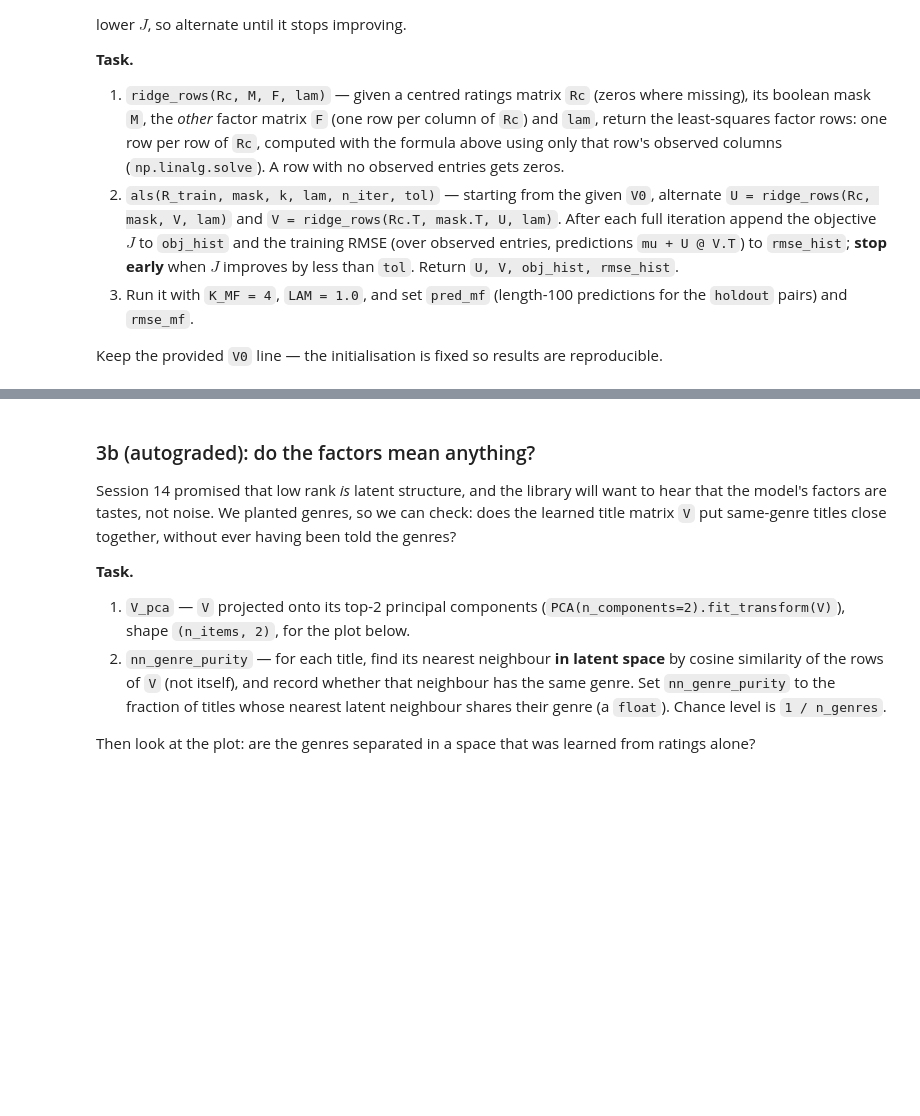
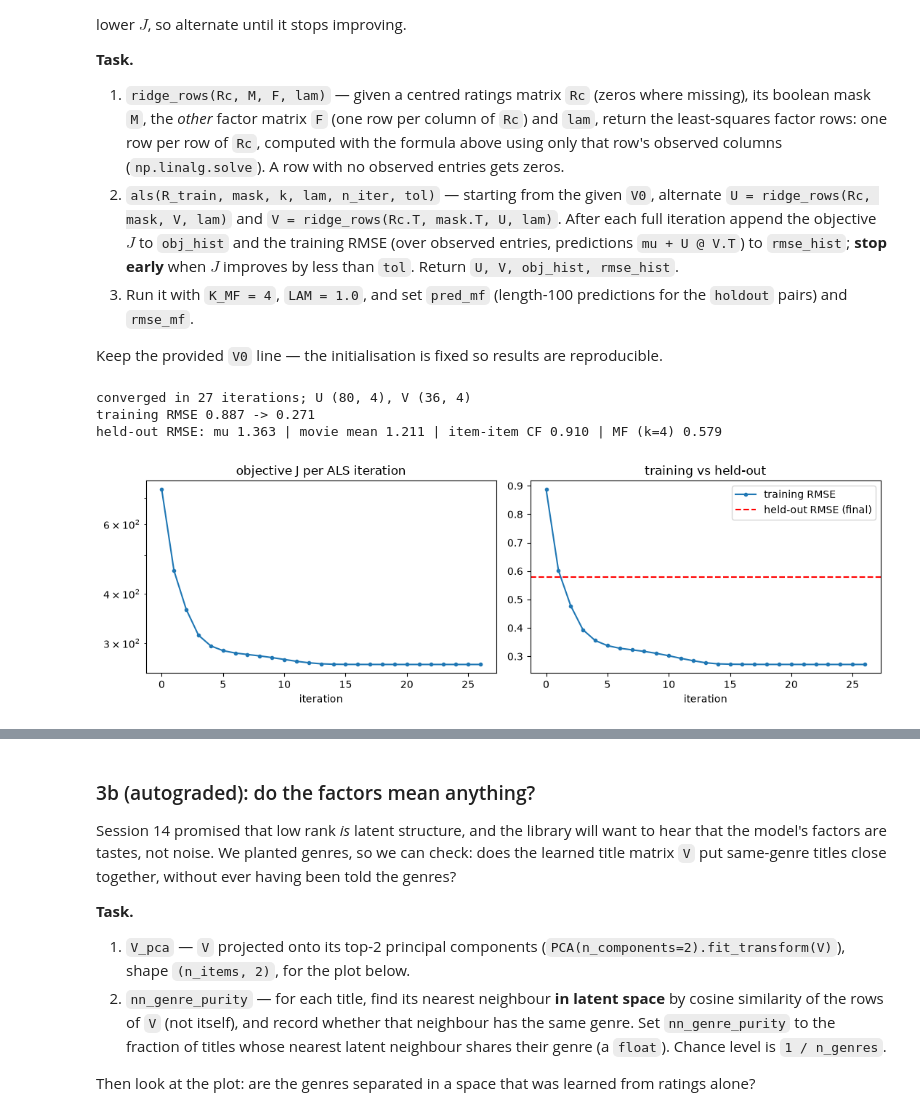
Before and after one commit to KNhae/DS701-Materials-FA26, a Jupyter notebook: class_activity_notebooks/19-InClass-Exercise-Recommenders-A1/19-InClass-Exercise-Recommenders-A1.ipynb, the cells around one changed output, grey strips where cells are left out. Saved outputs shown, nothing was run; the diff lists cells and outputs as text; code cells hidden in the pictures; blank space fills up the shorter version.

```diff
--- a/class_activity_notebooks/19-InClass-Exercise-Recommenders-A1/19-InClass-Exercise-Recommenders-A1.ipynb
+++ b/class_activity_notebooks/19-InClass-Exercise-Recommenders-A1/19-InClass-Exercise-Recommenders-A1.ipynb
@@ -164,11 +178,11 @@ to beat.
 Use `holdout[:, 0]` (patrons) and `holdout[:, 1]` (titles) to look things up, and `truth`
 for the answers.
 # %%
-sparsity = ...
-mu = ...
-item_mean = ...
-rmse_mu = ...
-rmse_item_mean = ...
+sparsity = 1 - mask.mean()
+mu = np.nanmean(R_train)
+item_mean = np.nanmean(R_train, axis=0)
+rmse_mu = rmse(np.full(len(truth), mu), truth)
+rmse_item_mean = rmse(item_mean[holdout[:, 1]], truth)
 
 print(f"sparsity = {sparsity:.1%}   global mean = {mu:.3f}")
 print(f"held-out RMSE: predict mu {rmse_mu:.3f} | predict the movie's mean {rmse_item_mean:.3f}")
@@ -319,36 +366,52 @@ K_MF, LAM = 4, 1.0
 def ridge_rows(Rc, M, F, lam):
     """One ridge solve per row of Rc, using only that row's observed columns of F."""
     out = np.zeros((Rc.shape[0], F.shape[1]))
     I = lam * np.eye(F.shape[1])
     for r in range(Rc.shape[0]):
         J = M[r]                          # boolean: which columns of row r are observed
-        ...
+        if not J.any():
+            continue
+        F_J = F[J]                        # only the observed columns of F
+        out[r] = np.linalg.solve(F_J.T @ F_J + I, F_J.T @ Rc[r, J])  # ridge regression solution
     return out
 
 
 def als(R_train, mask, k=K_MF, lam=LAM, n_iter=50, tol=1e-4):
     """Alternating least squares on the observed entries of R_train (global mean removed)."""
     Rc = np.where(mask, R_train - mu, 0.0)
     V = np.random.default_rng(SEED).normal(0.0, 0.1, size=(R_train.shape[1], k))   # V0 -- keep this line
     U = np.zeros((R_train.shape[0], k))
     obj_hist, rmse_hist = [], []
     for it in range(n_iter):
-        ...
+        U = ridge_rows(Rc, mask, V, lam)
+        V = ridge_rows(Rc.T, mask.T, U, lam)
+        resid = (Rc - U @ V.T)[mask]
+        J = np.sum(resid ** 2) + lam * (np.sum(U ** 2) + np.sum(V ** 2))
+        obj_hist.append(J)
+        rmse_hist.append(np.sqrt(np.mean(resid ** 2)))
+        if it > 0 and abs(obj_hist[-1] - obj_hist[-2]) < tol:
+            break
     return U, V, obj_hist, rmse_hist
 
 
 U, V, obj_hist, rmse_hist = als(R_train, mask, K_MF, LAM)
-pred_mf = ...
-rmse_mf = ...
+pred_mf = mu + np.sum(U[holdout[:, 0]] * V[holdout[:, 1]], axis=1)
+rmse_mf = rmse(pred_mf, truth)
+
 
 print(f"converged in {len(obj_hist)} iterations; U {U.shape}, V {V.shape}")
 print(f"training RMSE {rmse_hist[0]:.3f} -> {rmse_hist[-1]:.3f}")
 print(f"held-out RMSE: mu {rmse_mu:.3f} | movie mean {rmse_item_mean:.3f} | item-item CF {rmse_cf:.3f} | MF (k={K_MF}) {rmse_mf:.3f}")
 
 fig, ax = plt.subplots(1, 2, figsize=(11, 3.6))
 ax[0].plot(obj_hist, "o-", ms=3); ax[0].set_yscale("log"); ax[0].set_title("objective J per ALS iteration"); ax[0].set_xlabel("iteration")
 ax[1].plot(rmse_hist, "o-", ms=3, label="training RMSE"); ax[1].axhline(rmse_mf, color="red", ls="--", label="held-out RMSE (final)")
 ax[1].set_title("training vs held-out"); ax[1].set_xlabel("iteration"); ax[1].legend()
 plt.tight_layout(); plt.show()
+# %% [output]
+converged in 27 iterations; U (80, 4), V (36, 4)
+training RMSE 0.887 -> 0.271
+held-out RMSE: mu 1.363 | movie mean 1.211 | item-item CF 0.910 | MF (k=4) 0.579
+[figure, added]
 # %%
 grader.check("q4")
```
Also changed, not shown: parts of 13 cells of this notebook.
